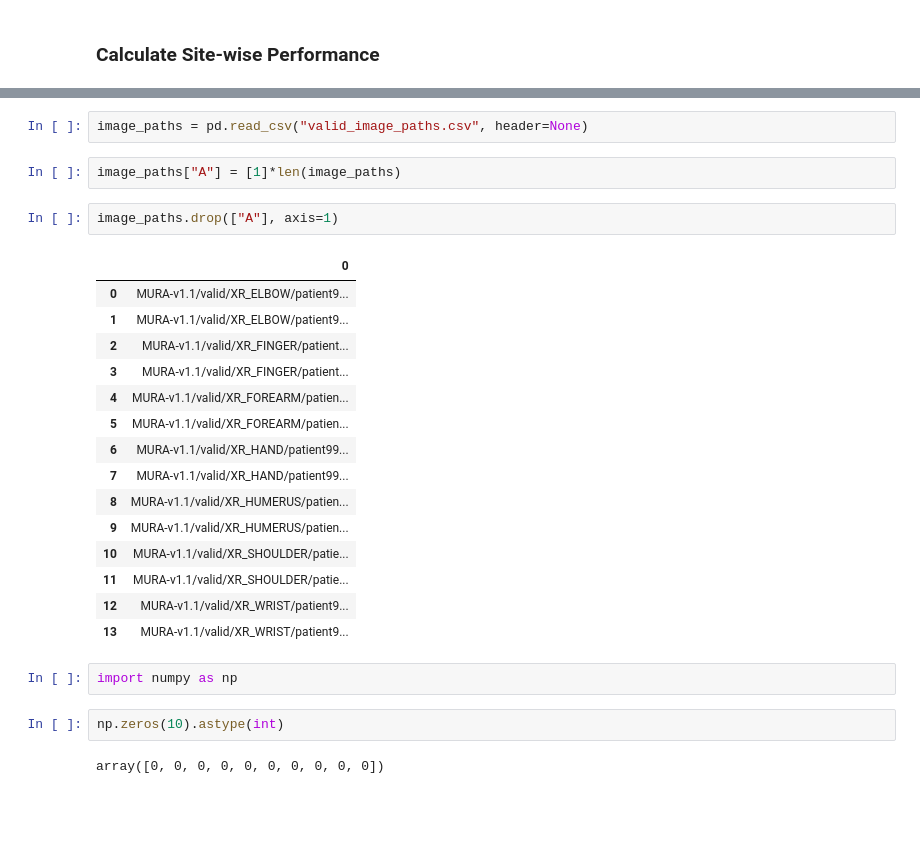
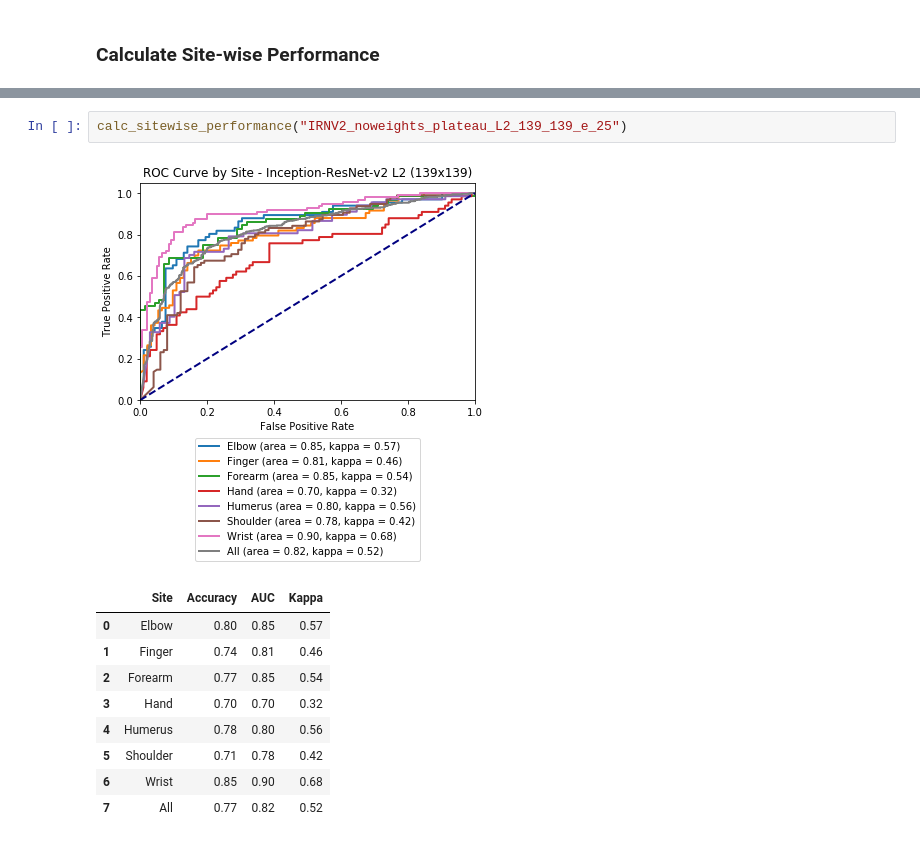
Before and after one commit to MichaelHarrison87/MURA, a Jupyter notebook: results/model_results.ipynb, the cells around one changed output, grey strips where cells are left out. Cells and saved outputs as stored; diff of their text form; blank space fills up the shorter version.

```diff
--- a/results/model_results.ipynb
+++ b/results/model_results.ipynb
@@ -231,28 +175,13 @@ study_paths_df.StudyPaths[0]
-# %%
-image_paths = pd.read_csv("valid_image_paths.csv", header=None)
-# %%
-image_paths["A"] = [1]*len(image_paths)
-# %%
-image_paths.drop(["A"], axis=1)
-# %% [output]
-|  | 0 |
-| 0 | MURA-v1.1/valid/XR_ELBOW/patient9... |
-| 1 | MURA-v1.1/valid/XR_ELBOW/patient9... |
-| 2 | MURA-v1.1/valid/XR_FINGER/patient... |
-| 3 | MURA-v1.1/valid/XR_FINGER/patient... |
-| 4 | MURA-v1.1/valid/XR_FOREARM/patien... |
-| 5 | MURA-v1.1/valid/XR_FOREARM/patien... |
-| 6 | MURA-v1.1/valid/XR_HAND/patient99... |
-| 7 | MURA-v1.1/valid/XR_HAND/patient99... |
-| 8 | MURA-v1.1/valid/XR_HUMERUS/patien... |
-| 9 | MURA-v1.1/valid/XR_HUMERUS/patien... |
-| 10 | MURA-v1.1/valid/XR_SHOULDER/patie... |
-| 11 | MURA-v1.1/valid/XR_SHOULDER/patie... |
-| 12 | MURA-v1.1/valid/XR_WRIST/patient9... |
-| 13 | MURA-v1.1/valid/XR_WRIST/patient9... |
-# %%
-import numpy as np
-# %%
-np.zeros(10).astype(int)
-# %% [output]
-array([0, 0, 0, 0, 0, 0, 0, 0, 0, 0])
+# %%
+calc_sitewise_performance("IRNV2_noweights_plateau_L2_139_139_e_25")
+# %% [output]
+[figure, added]
+|  | Site | Accuracy | AUC | Kappa |
+| 0 | Elbow | 0.80 | 0.85 | 0.57 |
+| 1 | Finger | 0.74 | 0.81 | 0.46 |
+| 2 | Forearm | 0.77 | 0.85 | 0.54 |
+| 3 | Hand | 0.70 | 0.70 | 0.32 |
+| 4 | Humerus | 0.78 | 0.80 | 0.56 |
+| 5 | Shoulder | 0.71 | 0.78 | 0.42 |
+| 6 | Wrist | 0.85 | 0.90 | 0.68 |
+| 7 | All | 0.77 | 0.82 | 0.52 |
```
Also changed, not shown: parts of 30 cells of this notebook, 5 other files.
